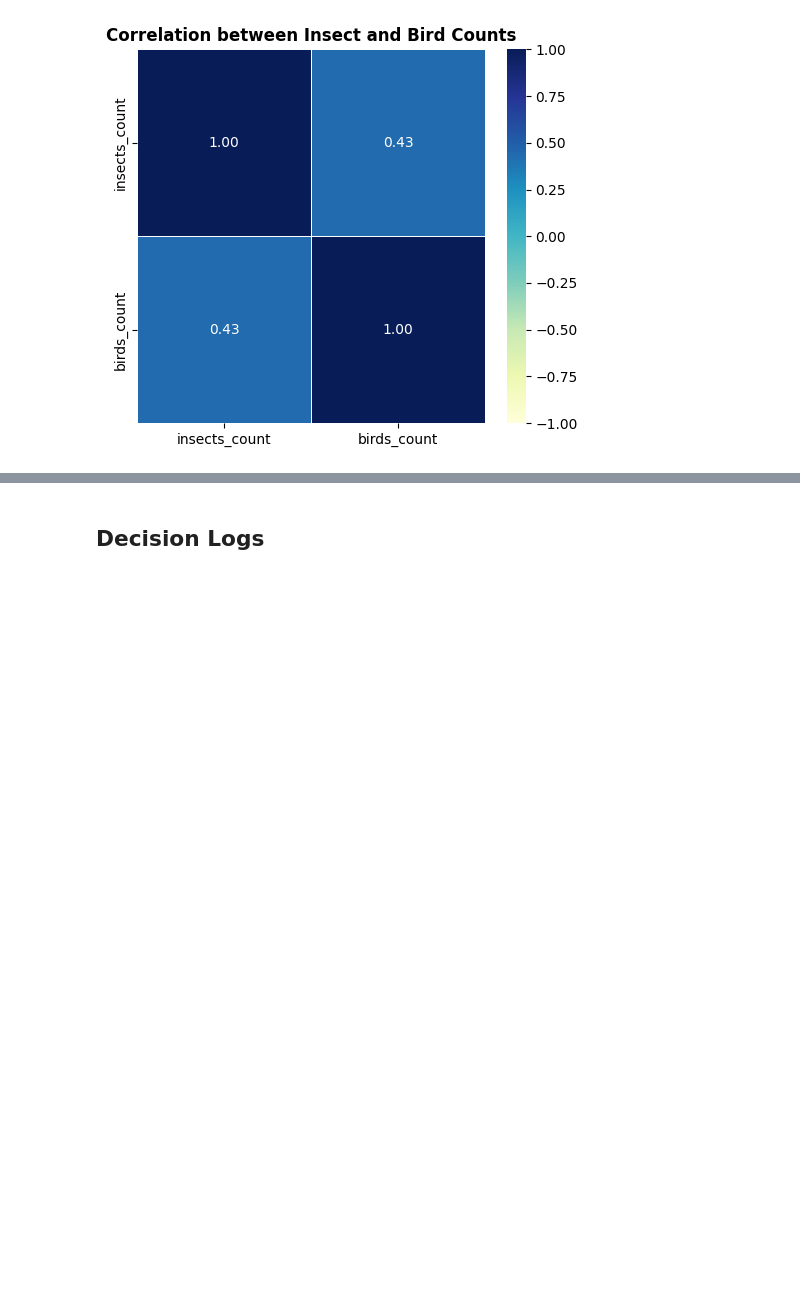
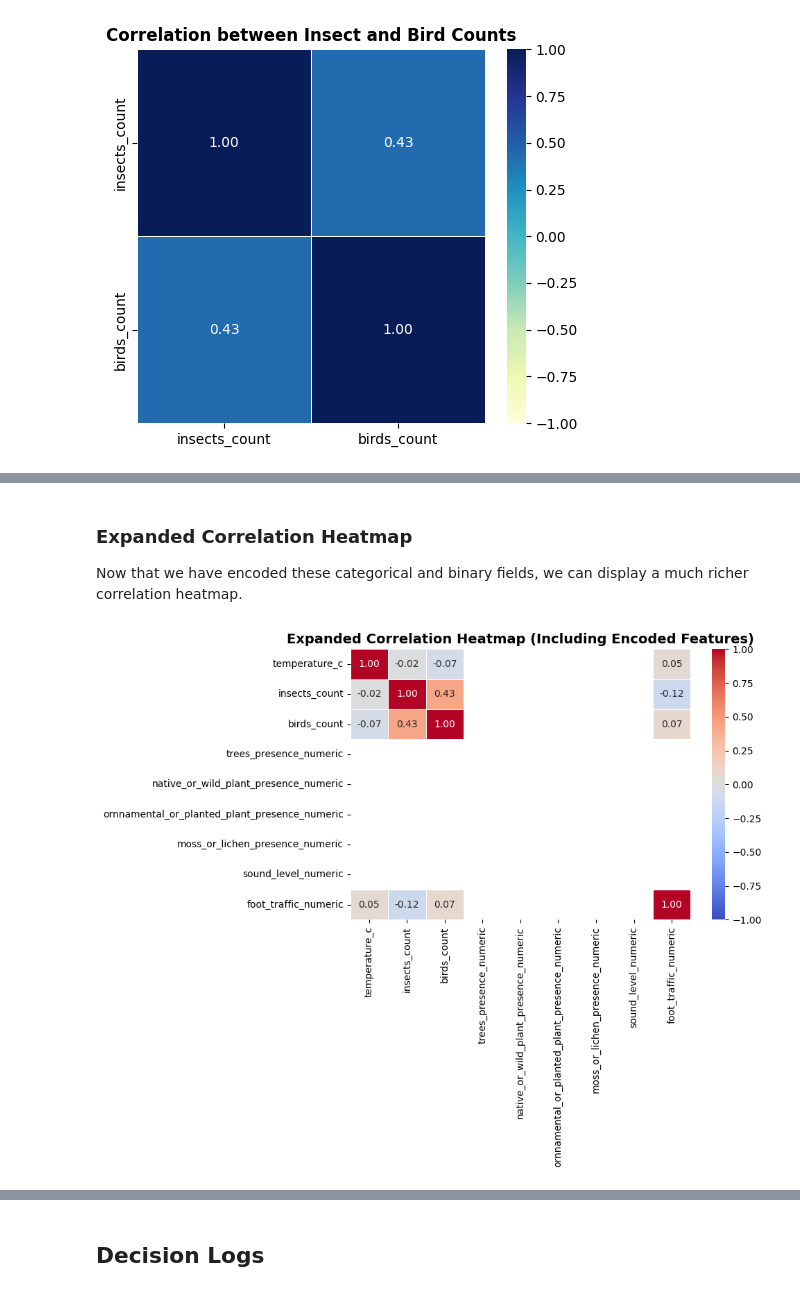
Before and after one commit to OisinStapleton/ml-campus_data-project-colab, a Jupyter notebook: MiniProjectOS.ipynb, the cells around one changed output, grey strips where cells are left out. Cells and saved outputs as stored; diff of their text form; code cells hidden in the pictures; blank space fills up the shorter version.

```diff
--- a/MiniProjectOS.ipynb
+++ b/MiniProjectOS.ipynb
@@ -206,3 +520,24 @@ plt.show()
+# %% [markdown]
+### Expanded Correlation Heatmap
+Now that we have encoded these categorical and binary fields, we can display a much richer correlation heatmap.
+# %%
+plt.figure(figsize=(10, 8))
+corr_matrix_expanded = encoded_df[valid_features].corr()
+
+sns.heatmap(
+    corr_matrix_expanded,
+    annot=True,
+    cmap="coolwarm",
+    fmt=".2f",
+    linewidths=0.5,
+    vmin=-1,
+    vmax=1
+)
+plt.title("Expanded Correlation Heatmap (Including Encoded Features)", fontsize=14, fontweight='bold')
+plt.tight_layout()
+plt.show()
+# %% [output]
+[figure, added]
 # %%
 from sklearn.cluster import KMeans
 import matplotlib.pyplot as plt
```
Also changed, not shown: parts of 21 cells of this notebook.
